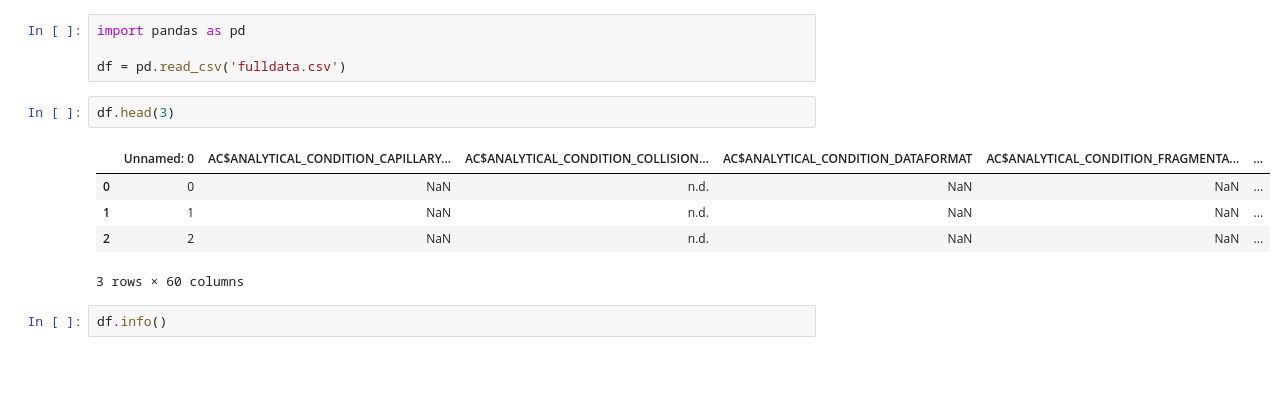
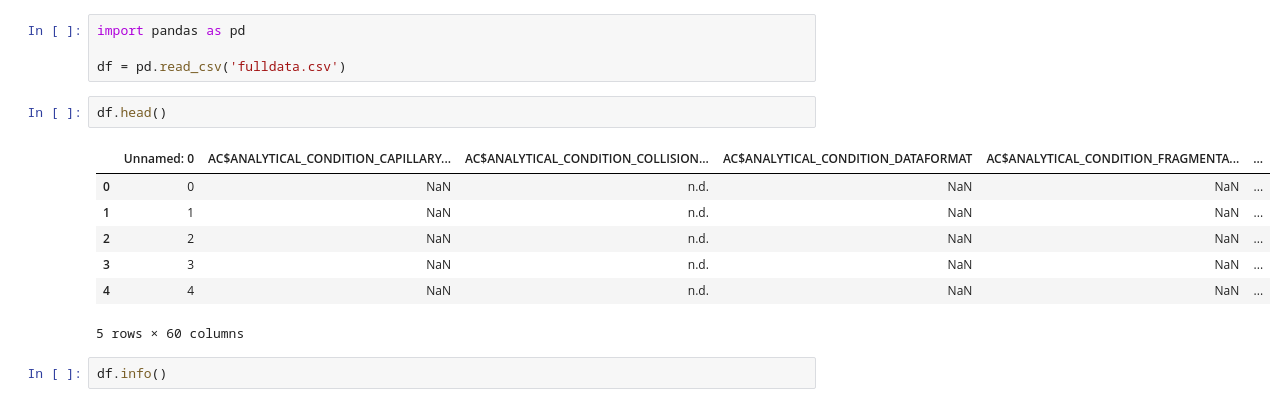
Before and after one commit to margreg/Classification-de-m-tabolite-secondaire-partir-de-spectres-de-masse, a Jupyter notebook: data_cleaning.ipynb, the cells around one changed output. Cells and saved outputs as stored; diff of their text form; blank space fills up the shorter version.

```diff
--- a/data_cleaning.ipynb
+++ b/data_cleaning.ipynb
@@ -3,13 +3,15 @@ import pandas as pd
 
 df = pd.read_csv('fulldata.csv')
 # %%
-df.head(3)
+df.head()
 # %% [output]
 |  | Unnamed: 0 | AC$ANALYTICAL_CONDITION_CAPILLARY... | AC$ANALYTICAL_CONDITION_COLLISION... | AC$ANALYTICAL_CONDITION_DATAFORMAT | AC$ANALYTICAL_CONDITION_FRAGMENTA... | ... |
 | 0 | 0 | NaN | n.d. | NaN | NaN | ... |
 | 1 | 1 | NaN | n.d. | NaN | NaN | ... |
 | 2 | 2 | NaN | n.d. | NaN | NaN | ... |
+| 3 | 3 | NaN | n.d. | NaN | NaN | ... |
+| 4 | 4 | NaN | n.d. | NaN | NaN | ... |
-3 rows × 60 columns
+5 rows × 60 columns
 # %%
 df.info()
 # %% [output]
```
Also changed, not shown: parts of 18 cells of this notebook.
